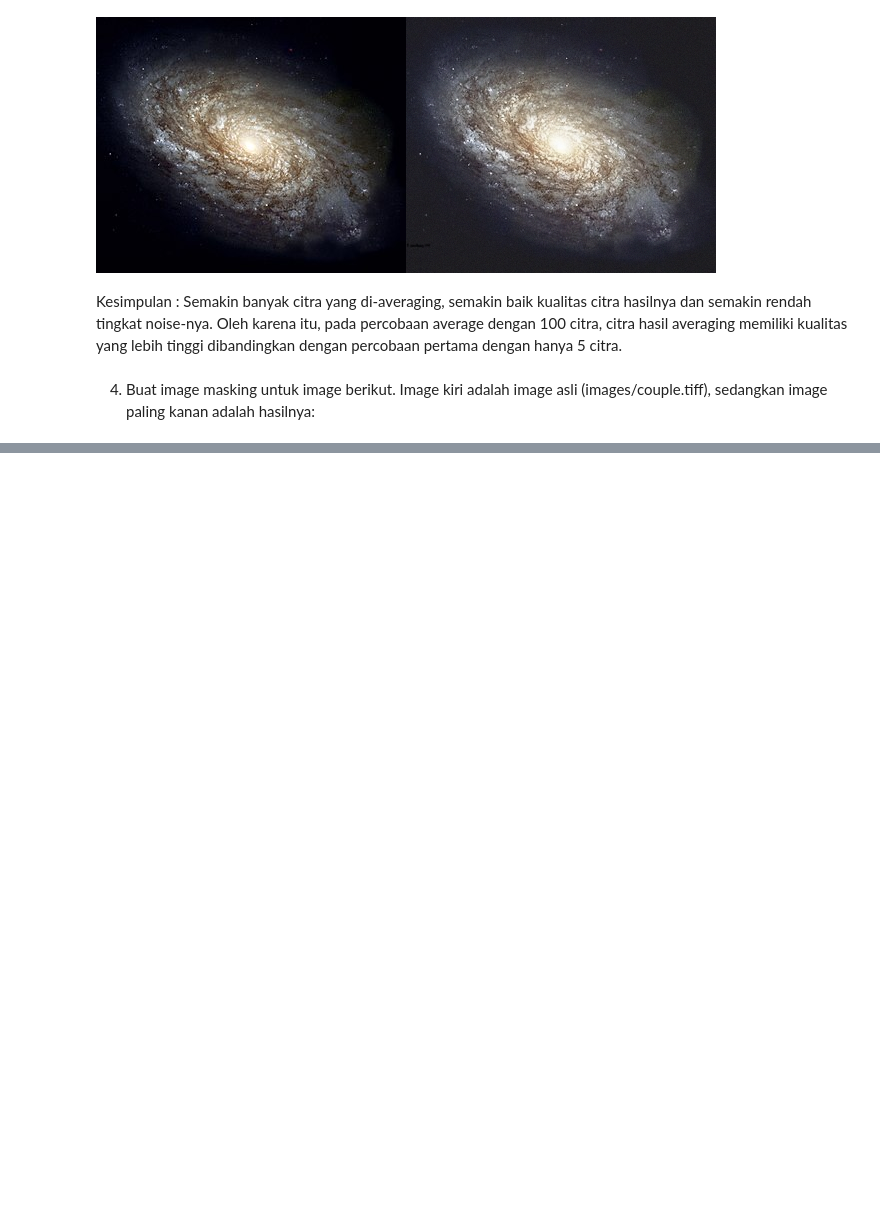
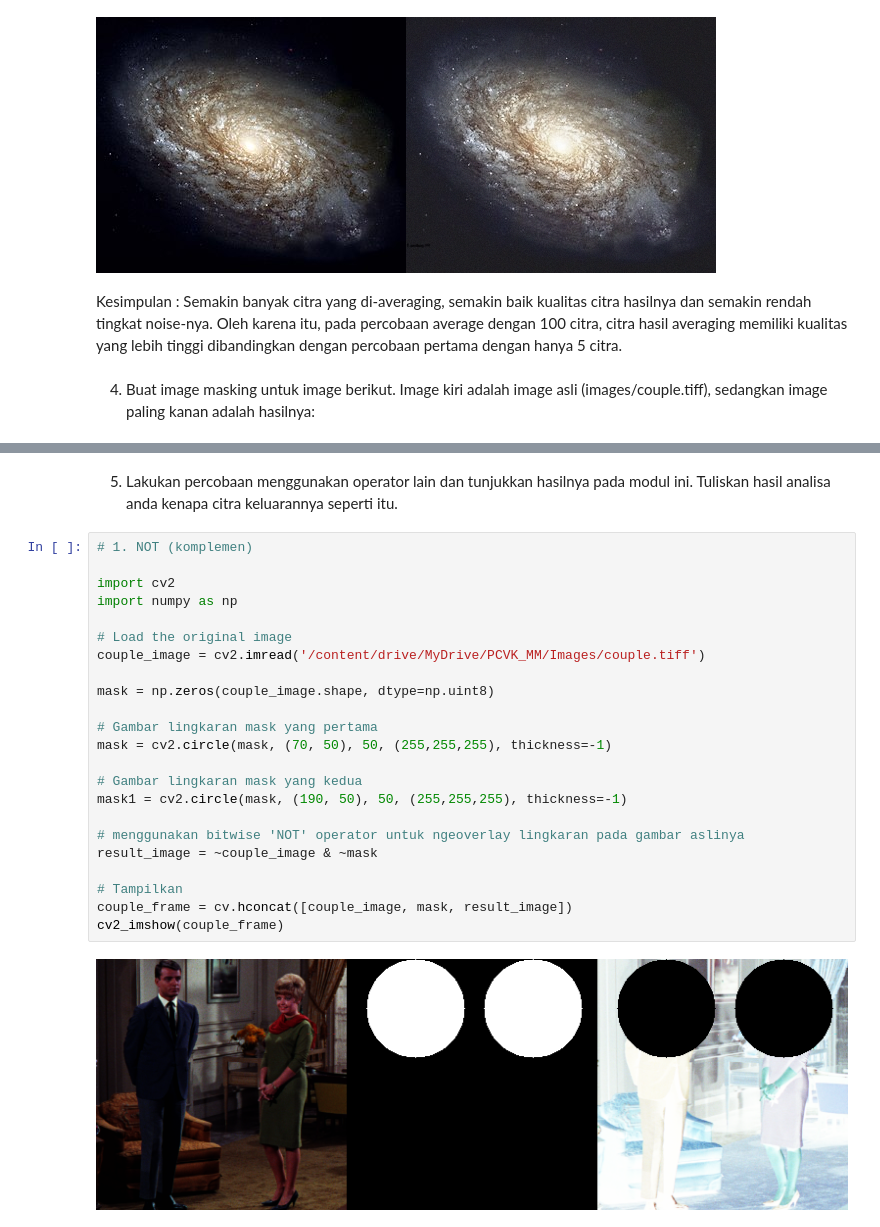
Before and after one commit to mafazann/PCVK_Ganjil_2023, a Jupyter notebook: Week5.ipynb, the cells around one changed output, grey strips where cells are left out. Saved outputs shown, nothing was run; the diff lists cells and outputs as text; blank space fills up the shorter version.

```diff
--- a/Week5.ipynb
+++ b/Week5.ipynb
@@ -294,0 +321,28 @@ sedangkan image paling kanan adalah hasilnya:
+# %% [markdown]
+5. Lakukan percobaan menggunakan operator lain dan tunjukkan hasilnya pada modul ini.
+Tuliskan hasil analisa anda kenapa citra keluarannya seperti itu.
+# %%
+# 1. NOT (komplemen)
+
+import cv2
+import numpy as np
+
+# Load the original image
+couple_image = cv2.imread('/content/drive/MyDrive/PCVK_MM/Images/couple.tiff')
+
+mask = np.zeros(couple_image.shape, dtype=np.uint8)
+
+# Gambar lingkaran mask yang pertama
+mask = cv2.circle(mask, (70, 50), 50, (255,255,255), thickness=-1)
+
+# Gambar lingkaran mask yang kedua
+mask1 = cv2.circle(mask, (190, 50), 50, (255,255,255), thickness=-1)
+
+# menggunakan bitwise 'NOT' operator untuk ngeoverlay lingkaran pada gambar aslinya
+result_image = ~couple_image & ~mask
+
+# Tampilkan
+couple_frame = cv.hconcat([couple_image, mask, result_image])
+cv2_imshow(couple_frame)
+# %% [output]
+[figure, added]
```
Also changed, not shown: parts of 12 cells of this notebook.
